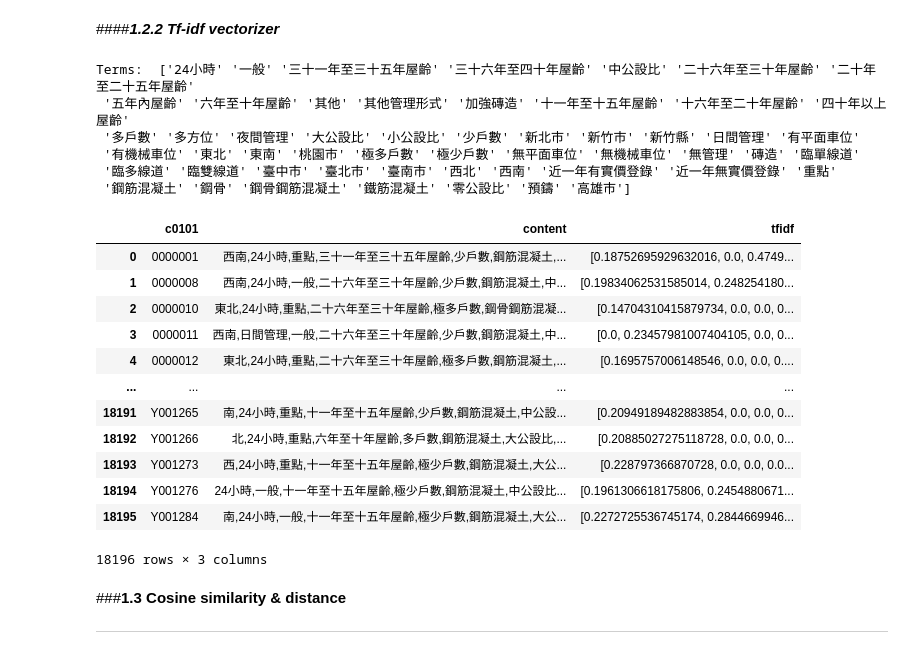
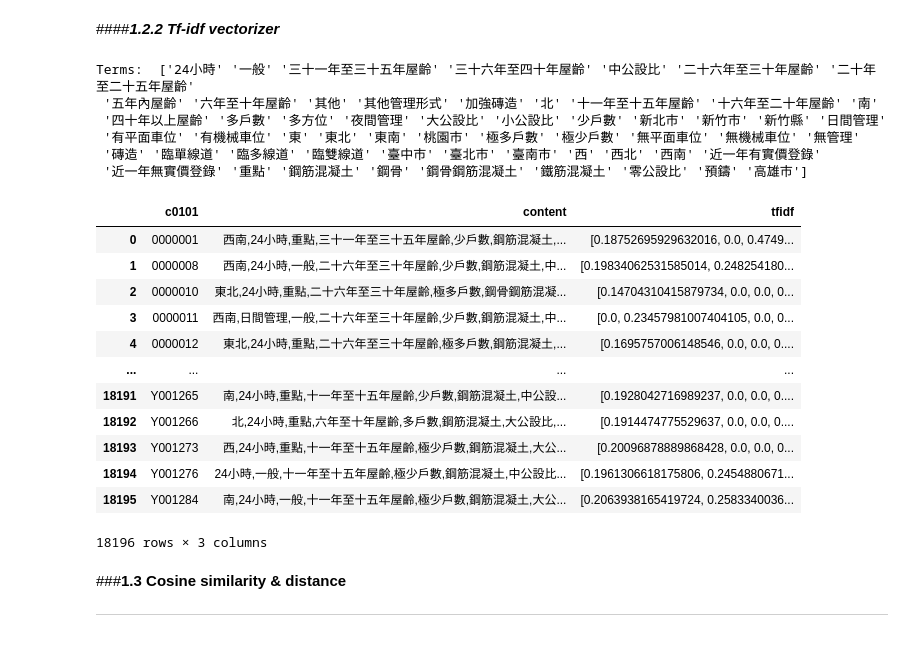
Before and after one commit to angel870326/Hierarchical-Clustering, a Jupyter notebook: hierarchical_clustering_text.ipynb, the cells around one changed output. Cells and saved outputs as stored; diff of their text form; code cells hidden in the pictures.

```diff
--- a/hierarchical_clustering_text.ipynb
+++ b/hierarchical_clustering_text.ipynb
@@ -43,7 +43,7 @@ Mounted at /content/gdrive
 
 ---
 # %%
-data = pd.read_csv('/content/gdrive/Shareddrives/Capstone/最終資料檔/Text Clustering/building_tm.csv')
+data = pd.read_csv('/content/gdrive/Shareddrives/110-2 Capstone/最終資料檔/Text Clustering/building_tm.csv')
 
 # Number of observations and variables
 print(data.shape)
@@ -87,42 +87,43 @@ df
 # %%
 # text contents in dataframe to array
 contents = np.array(df['content'])
 contents
 
 # tfidf vectorizer
-vectorizer = TfidfVectorizer()
+vectorizer = TfidfVectorizer(token_pattern=r'(?u)\b\w+\b')
 tfidf_matrix = vectorizer.fit_transform(contents)
+tfidf_matrix
 
 # See the first vector (optional)
 first_vector = tfidf_matrix[0]
 first_dict = pd.DataFrame(first_vector.T.todense(), index = vectorizer.get_feature_names_out(), columns = ["tfidf"])
 
 # See all terms
 terms = vectorizer.get_feature_names_out()
 print("Terms: ",terms)
 
 # Store vectorized texts in df
 df['tfidf'] = list(tfidf_matrix.toarray())
 df
 # %% [output]
 Terms:  ['24小時' '一般' '三十一年至三十五年屋齡' '三十六年至四十年屋齡' '中公設比' '二十六年至三十年屋齡' '二十年至二十五年屋齡'
- '五年內屋齡' '六年至十年屋齡' '其他' '其他管理形式' '加強磚造' '十一年至十五年屋齡' '十六年至二十年屋齡' '四十年以上屋齡'
- '多戶數' '多方位' '夜間管理' '大公設比' '小公設比' '少戶數' '新北市' '新竹市' '新竹縣' '日間管理' '有平面車位'
- '有機械車位' '東北' '東南' '桃園市' '極多戶數' '極少戶數' '無平面車位' '無機械車位' '無管理' '磚造' '臨單線道'
- '臨多線道' '臨雙線道' '臺中市' '臺北市' '臺南市' '西北' '西南' '近一年有實價登錄' '近一年無實價登錄' '重點'
- '鋼筋混凝土' '鋼骨' '鋼骨鋼筋混凝土' '鐵筋混凝土' '零公設比' '預鑄' '高雄市']
+ '五年內屋齡' '六年至十年屋齡' '其他' '其他管理形式' '加強磚造' '北' '十一年至十五年屋齡' '十六年至二十年屋齡' '南'
+ '四十年以上屋齡' '多戶數' '多方位' '夜間管理' '大公設比' '小公設比' '少戶數' '新北市' '新竹市' '新竹縣' '日間管理'
+ '有平面車位' '有機械車位' '東' '東北' '東南' '桃園市' '極多戶數' '極少戶數' '無平面車位' '無機械車位' '無管理'
+ '磚造' '臨單線道' '臨多線道' '臨雙線道' '臺中市' '臺北市' '臺南市' '西' '西北' '西南' '近一年有實價登錄'
+ '近一年無實價登錄' '重點' '鋼筋混凝土' '鋼骨' '鋼骨鋼筋混凝土' '鐵筋混凝土' '零公設比' '預鑄' '高雄市']
 |  | c0101 | content | tfidf |
 | 0 | 0000001 | 西南,24小時,重點,三十一年至三十五年屋齡,少戶數,鋼筋混凝土,... | [0.18752695929632016, 0.0, 0.4749... |
 | 1 | 0000008 | 西南,24小時,一般,二十六年至三十年屋齡,少戶數,鋼筋混凝土,中... | [0.19834062531585014, 0.248254180... |
 | 2 | 0000010 | 東北,24小時,重點,二十六年至三十年屋齡,極多戶數,鋼骨鋼筋混凝... | [0.14704310415879734, 0.0, 0.0, 0... |
 | 3 | 0000011 | 西南,日間管理,一般,二十六年至三十年屋齡,少戶數,鋼筋混凝土,中... | [0.0, 0.23457981007404105, 0.0, 0... |
 | 4 | 0000012 | 東北,24小時,重點,二十六年至三十年屋齡,極多戶數,鋼筋混凝土,... | [0.1695757006148546, 0.0, 0.0, 0.... |
 | ... | ... | ... | ... |
-| 18191 | Y001265 | 南,24小時,重點,十一年至十五年屋齡,少戶數,鋼筋混凝土,中公設... | [0.20949189482883854, 0.0, 0.0, 0... |
-| 18192 | Y001266 | 北,24小時,重點,六年至十年屋齡,多戶數,鋼筋混凝土,大公設比,... | [0.20885027275118728, 0.0, 0.0, 0... |
-| 18193 | Y001273 | 西,24小時,重點,十一年至十五年屋齡,極少戶數,鋼筋混凝土,大公... | [0.228797366870728, 0.0, 0.0, 0.0... |
+| 18191 | Y001265 | 南,24小時,重點,十一年至十五年屋齡,少戶數,鋼筋混凝土,中公設... | [0.1928042716989237, 0.0, 0.0, 0.... |
+| 18192 | Y001266 | 北,24小時,重點,六年至十年屋齡,多戶數,鋼筋混凝土,大公設比,... | [0.1914474775529637, 0.0, 0.0, 0.... |
+| 18193 | Y001273 | 西,24小時,重點,十一年至十五年屋齡,極少戶數,鋼筋混凝土,大公... | [0.20096878889868428, 0.0, 0.0, 0... |
 | 18194 | Y001276 | 24小時,一般,十一年至十五年屋齡,極少戶數,鋼筋混凝土,中公設比... | [0.1961306618175806, 0.2454880671... |
-| 18195 | Y001284 | 南,24小時,一般,十一年至十五年屋齡,極少戶數,鋼筋混凝土,大公... | [0.2272725536745174, 0.2844669946... |
+| 18195 | Y001284 | 南,24小時,一般,十一年至十五年屋齡,極少戶數,鋼筋混凝土,大公... | [0.2063938165419724, 0.2583340036... |
 18196 rows × 3 columns
 # %% [markdown]
 ###**1.3 Cosine similarity & distance**
```
Also changed, not shown: parts of 5 cells of this notebook.
